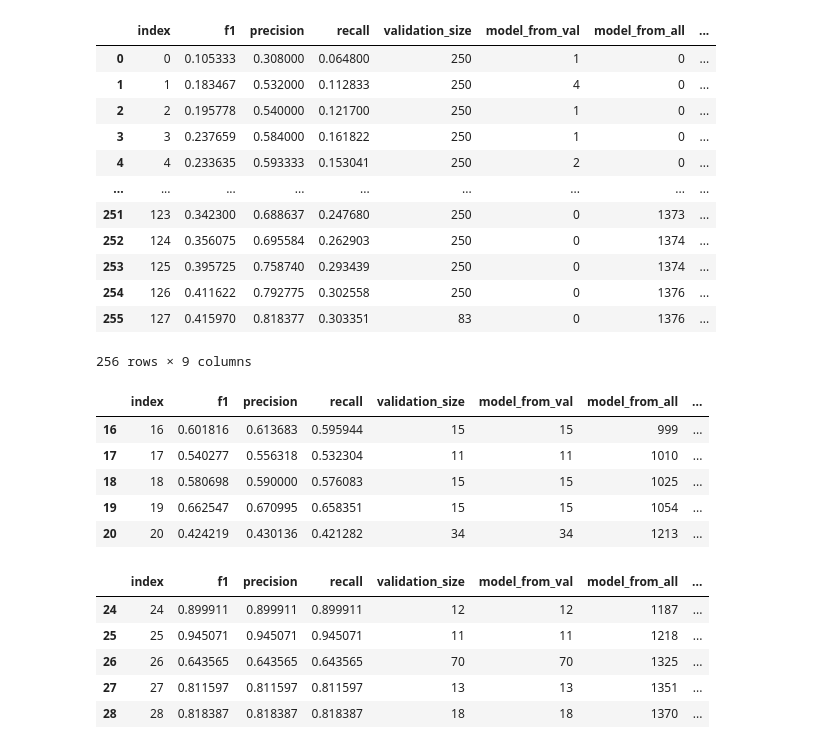
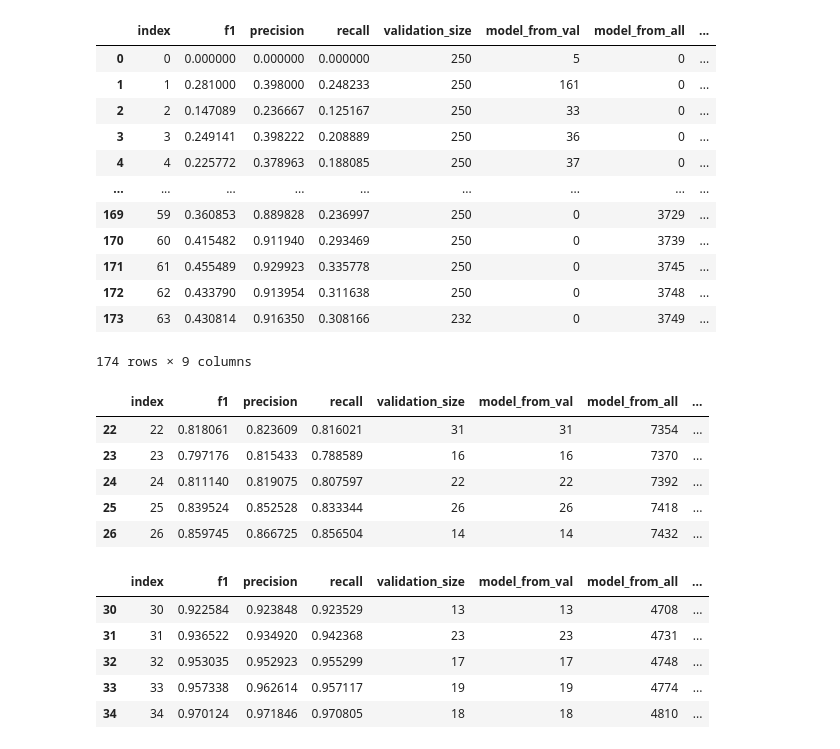
Before and after one commit to SciWake/OLD_Active-learning, a Jupyter notebook: notebooks/Visualization.ipynb, the cells around one changed output. Drawn from its saved outputs; the diff is of its cells as text; code cells hidden in the pictures.

```diff
--- a/notebooks/Visualization.ipynb
+++ b/notebooks/Visualization.ipynb
@@ -25,8 +25,8 @@ rcParams['figure.figsize'] = 10, 5
 sns.set(style='darkgrid')
 sns.set(font_scale=1.5)
 # %%
-all_fasttext = pd.read_csv('data/model/0.97_250_all_metrics.csv').reset_index()
-all_fasttext['model'] = 'fasttext adapted'
-all_fasttext.tail()
+minilm = pd.read_csv('../models/predicts/0.90001_250_all_metrics.csv').reset_index()
+minilm['model'] = 'minilm --'
+minilm.tail()
 # %% [output]
 |  | index | f1 | precision | recall | validation_size | model_from_val | model_from_all | ... |
@@ -38,6 +38,6 @@ all_fasttext.tail()
 # %%
-all_minilm = pd.read_csv('data/model/0.75_250_all_metrics.csv').reset_index()
-all_minilm['model'] = 'minilm -'
-all_minilm.tail()
+adapted = pd.read_csv('../models/predicts/0.9_250_all_metrics.csv').reset_index()
+adapted['model'] = 'minilm adapted'
+adapted.tail()
 # %% [output]
 |  | index | f1 | precision | recall | validation_size | model_from_val | model_from_all | ... |
@@ -48,0 +49,4 @@ all_minilm.tail()
+# %%
+fasttext = pd.read_csv('../models/predicts/0.97502_250_all_metrics.csv').reset_index()
+fasttext['model'] = 'fasttext adapted'
+fasttext.tail()
@@ -49,39 +60,39 @@ all_minilm.tail()
 # %%
-all_ = pd.concat([all_fasttext, all_minilm], ignore_index=True)
+all_ = pd.concat([minilm, adapted, fasttext], ignore_index=True)
 all_
 # %% [output]
 |  | index | f1 | precision | recall | validation_size | model_from_val | model_from_all | ... |
-| 0 | 0 | 0.105333 | 0.308000 | 0.064800 | 250 | 1 | 0 | ... |
-| 1 | 1 | 0.183467 | 0.532000 | 0.112833 | 250 | 4 | 0 | ... |
-| 2 | 2 | 0.195778 | 0.540000 | 0.121700 | 250 | 1 | 0 | ... |
-| 3 | 3 | 0.237659 | 0.584000 | 0.161822 | 250 | 1 | 0 | ... |
-| 4 | 4 | 0.233635 | 0.593333 | 0.153041 | 250 | 2 | 0 | ... |
+| 0 | 0 | 0.000000 | 0.000000 | 0.000000 | 250 | 5 | 0 | ... |
+| 1 | 1 | 0.281000 | 0.398000 | 0.248233 | 250 | 161 | 0 | ... |
+| 2 | 2 | 0.147089 | 0.236667 | 0.125167 | 250 | 33 | 0 | ... |
+| 3 | 3 | 0.249141 | 0.398222 | 0.208889 | 250 | 36 | 0 | ... |
+| 4 | 4 | 0.225772 | 0.378963 | 0.188085 | 250 | 37 | 0 | ... |
 | ... | ... | ... | ... | ... | ... | ... | ... | ... |
-| 251 | 123 | 0.342300 | 0.688637 | 0.247680 | 250 | 0 | 1373 | ... |
-| 252 | 124 | 0.356075 | 0.695584 | 0.262903 | 250 | 0 | 1374 | ... |
-| 253 | 125 | 0.395725 | 0.758740 | 0.293439 | 250 | 0 | 1374 | ... |
-| 254 | 126 | 0.411622 | 0.792775 | 0.302558 | 250 | 0 | 1376 | ... |
-| 255 | 127 | 0.415970 | 0.818377 | 0.303351 | 83 | 0 | 1376 | ... |
+| 169 | 59 | 0.360853 | 0.889828 | 0.236997 | 250 | 0 | 3729 | ... |
+| 170 | 60 | 0.415482 | 0.911940 | 0.293469 | 250 | 0 | 3739 | ... |
+| 171 | 61 | 0.455489 | 0.929923 | 0.335778 | 250 | 0 | 3745 | ... |
+| 172 | 62 | 0.433790 | 0.913954 | 0.311638 | 250 | 0 | 3748 | ... |
+| 173 | 63 | 0.430814 | 0.916350 | 0.308166 | 232 | 0 | 3749 | ... |
-256 rows × 9 columns
+174 rows × 9 columns
 # %%
-model_fasttext = pd.read_csv('data/model/0.97_250_marked_metrics.csv').reset_index()
-model_fasttext['model'] = 'fasttext adapted'
-model_fasttext.tail()
+model_minilm = pd.read_csv('../models/predicts/0.90001_250_model_metrics.csv').reset_index()
+model_minilm['model'] = 'minilm --'
+model_minilm.tail()
 # %% [output]
 |  | index | f1 | precision | recall | validation_size | model_from_val | model_from_all | ... |
-| 16 | 16 | 0.601816 | 0.613683 | 0.595944 | 15 | 15 | 999 | ... |
-| 17 | 17 | 0.540277 | 0.556318 | 0.532304 | 11 | 11 | 1010 | ... |
-| 18 | 18 | 0.580698 | 0.590000 | 0.576083 | 15 | 15 | 1025 | ... |
-| 19 | 19 | 0.662547 | 0.670995 | 0.658351 | 15 | 15 | 1054 | ... |
-| 20 | 20 | 0.424219 | 0.430136 | 0.421282 | 34 | 34 | 1213 | ... |
+| 22 | 22 | 0.818061 | 0.823609 | 0.816021 | 31 | 31 | 7354 | ... |
+| 23 | 23 | 0.797176 | 0.815433 | 0.788589 | 16 | 16 | 7370 | ... |
+| 24 | 24 | 0.811140 | 0.819075 | 0.807597 | 22 | 22 | 7392 | ... |
+| 25 | 25 | 0.839524 | 0.852528 | 0.833344 | 26 | 26 | 7418 | ... |
+| 26 | 26 | 0.859745 | 0.866725 | 0.856504 | 14 | 14 | 7432 | ... |
 # %%
-model_minilm = pd.read_csv('data/model/0.75_250_marked_metrics.csv').reset_index()
-model_minilm['model'] = 'minilm -'
-model_minilm.tail()
+model_adapted = pd.read_csv('../models/predicts/0.9_250_model_metrics.csv').reset_index()
+model_adapted['model'] = 'minilm adapted'
+model_adapted.tail()
 # %% [output]
 |  | index | f1 | precision | recall | validation_size | model_from_val | model_from_all | ... |
-| 24 | 24 | 0.899911 | 0.899911 | 0.899911 | 12 | 12 | 1187 | ... |
-| 25 | 25 | 0.945071 | 0.945071 | 0.945071 | 11 | 11 | 1218 | ... |
-| 26 | 26 | 0.643565 | 0.643565 | 0.643565 | 70 | 70 | 1325 | ... |
-| 27 | 27 | 0.811597 | 0.811597 | 0.811597 | 13 | 13 | 1351 | ... |
-| 28 | 28 | 0.818387 | 0.818387 | 0.818387 | 18 | 18 | 1370 | ... |
+| 30 | 30 | 0.922584 | 0.923848 | 0.923529 | 13 | 13 | 4708 | ... |
+| 31 | 31 | 0.936522 | 0.934920 | 0.942368 | 23 | 23 | 4731 | ... |
+| 32 | 32 | 0.953035 | 0.952923 | 0.955299 | 17 | 17 | 4748 | ... |
+| 33 | 33 | 0.957338 | 0.962614 | 0.957117 | 19 | 19 | 4774 | ... |
+| 34 | 34 | 0.970124 | 0.971846 | 0.970805 | 18 | 18 | 4810 | ... |
```
Also changed, not shown: parts of 12 cells of this notebook.
